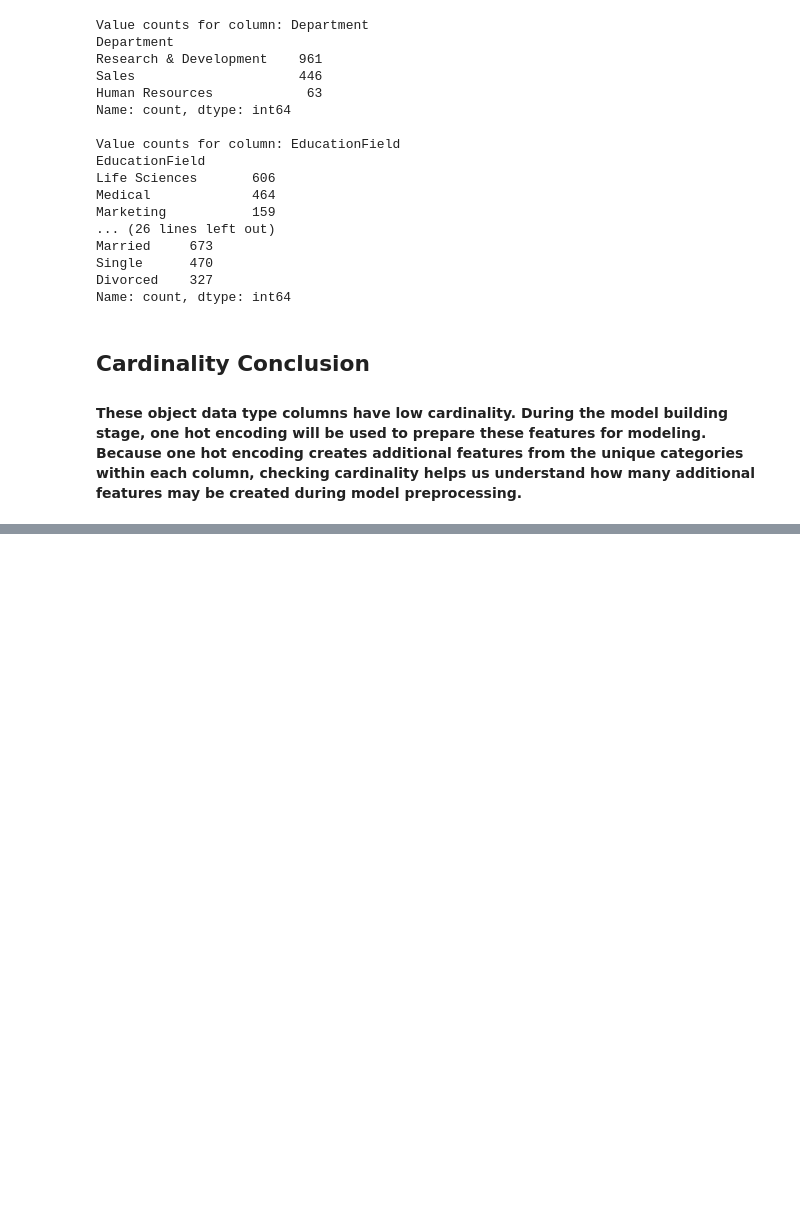
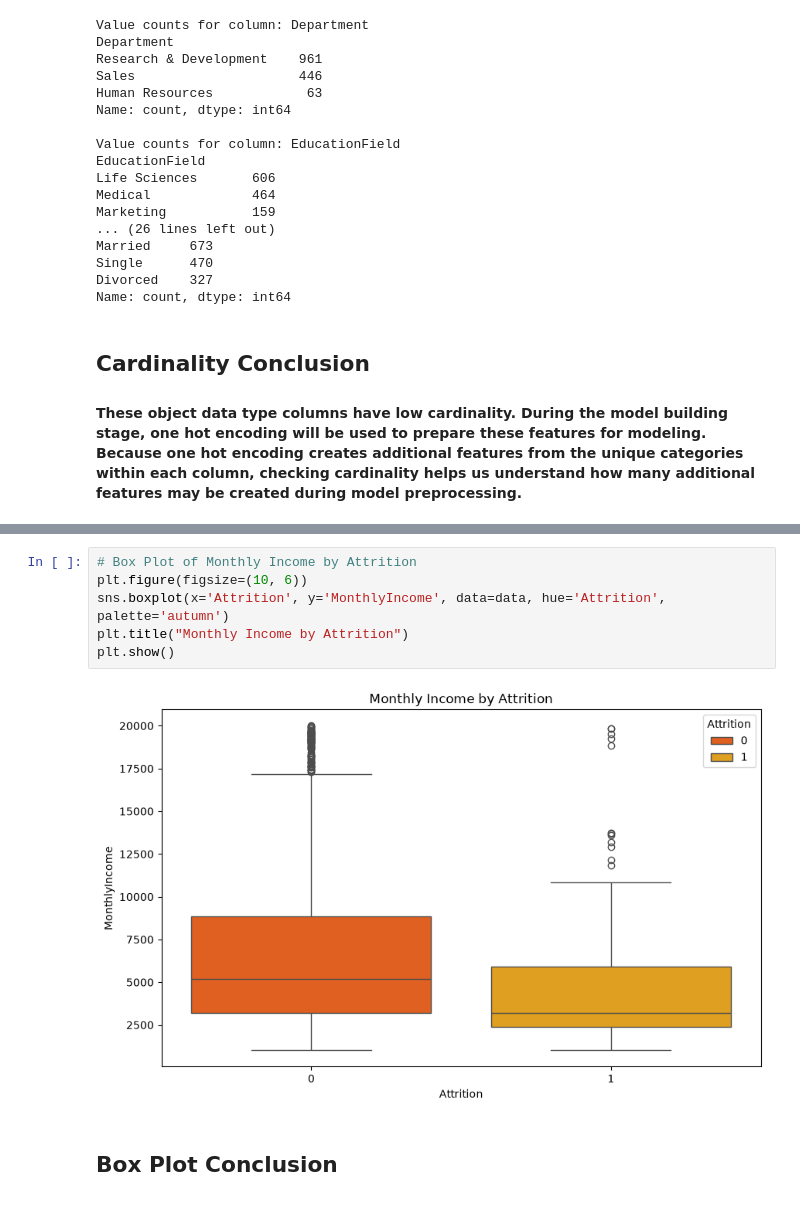
Before and after one commit to rjo1357/employee-attrition, a Jupyter notebook: EDA-Visuals.ipynb, the cells around one changed output, grey strips where cells are left out. Saved outputs shown, nothing was run; the diff lists cells and outputs as text; blank space fills up the shorter version.

```diff
--- a/EDA-Visuals.ipynb
+++ b/EDA-Visuals.ipynb
@@ -239,0 +259,12 @@ Name: count, dtype: int64
+# %%
+# Box Plot of Monthly Income by Attrition
+plt.figure(figsize=(10, 6))
+sns.boxplot(x='Attrition', y='MonthlyIncome', data=data, hue='Attrition', palette='autumn')
+plt.title("Monthly Income by Attrition")
+plt.show()
+# %% [output]
+[figure, added]
+# %% [markdown]
+## Box Plot Conclusion
+
+###
```
Also changed, not shown: parts of 7 cells of this notebook.
